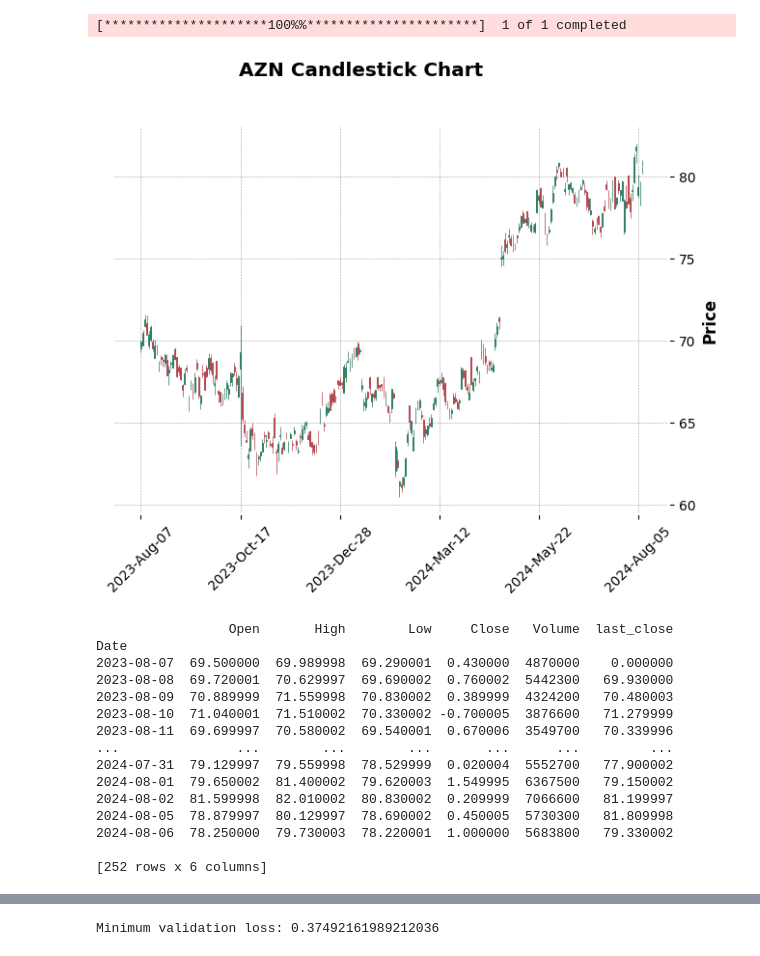
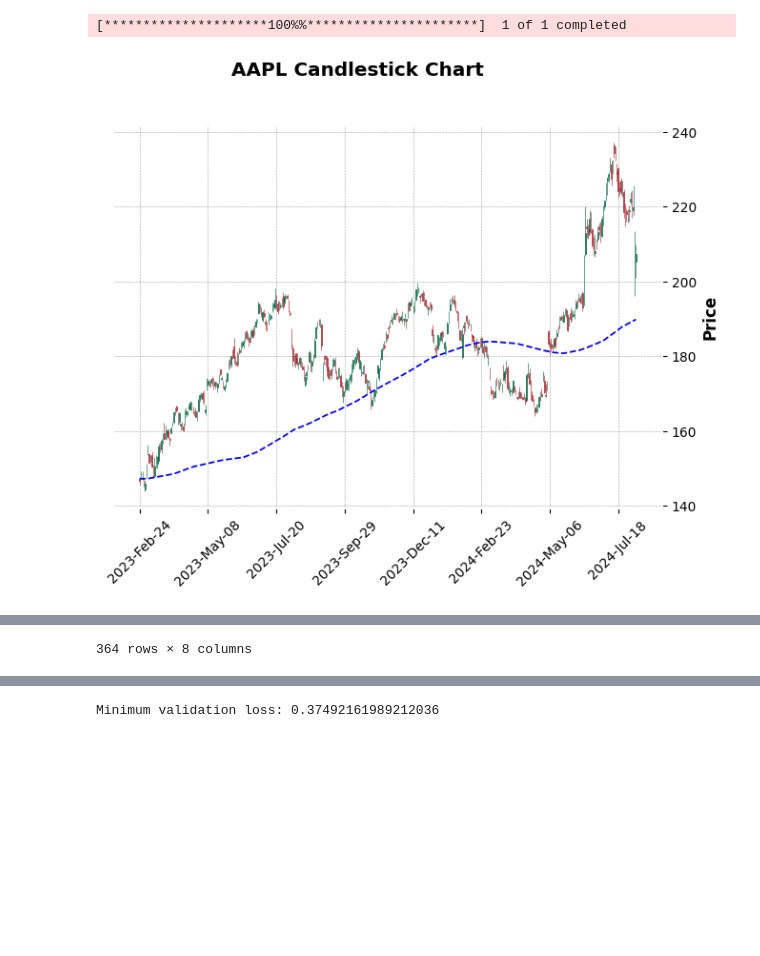
Before and after one commit to yohlimem/AI-Stonks, a Jupyter notebook: main.ipynb, the cells around one changed output, grey strips where cells are left out. Saved outputs shown, nothing was run; the diff lists cells and outputs as text; code cells hidden in the pictures; blank space fills up the shorter version.

```diff
--- a/main.ipynb
+++ b/main.ipynb
@@ -7,43 +7,33 @@ from tensorflow import keras
 from tensorflow.keras import layers
 from sklearn.model_selection import train_test_split
 from tensorflow.keras import layers, callbacks
-# %%
-# Download recent data
-recent_data = yf.download("AZN", period="1y", interval="1d")
-
-# Drop unnecessary columns
-recent_data = recent_data.drop(columns=["Adj Close"])
-recent_data["last_close"] = recent_data["Close"].shift(1)
-mpf.plot(
-    recent_data,
-    type="candle",
-    style="charles",
-    title="AZN Candlestick Chart",
-    ylabel="Price",
-)
-recent_data.Close = recent_data.Close - recent_data.Open
-recent_data.fillna(0, inplace=True)
-recent_data = recent_data.iloc[:-1]
-print(recent_data)
-# Create a candlestick chart
-
-# Show the plot
-mpf.show()
-# %% [output]
-[*********************100%%**********************]  1 of 1 completed
-[figure, removed]
-                 Open       High        Low     Close   Volume  last_close
-Date
-2023-08-07  69.500000  69.989998  69.290001  0.430000  4870000    0.000000
-2023-08-08  69.720001  70.629997  69.690002  0.760002  5442300   69.930000
-2023-08-09  70.889999  71.559998  70.830002  0.389999  4324200   70.480003
-2023-08-10  71.040001  71.510002  70.330002 -0.700005  3876600   71.279999
-2023-08-11  69.699997  70.580002  69.540001  0.670006  3549700   70.339996
-...               ...        ...        ...       ...      ...         ...
-2024-07-31  79.129997  79.559998  78.529999  0.020004  5552700   77.900002
-2024-08-01  79.650002  81.400002  79.620003  1.549995  6367500   79.150002
-2024-08-02  81.599998  82.010002  80.830002  0.209999  7066600   81.199997
-2024-08-05  78.879997  80.129997  78.690002  0.450005  5730300   81.809998
-2024-08-06  78.250000  79.730003  78.220001  1.000000  5683800   79.330002
-
-[252 rows x 6 columns]
+# %%
+stock_name = "AAPL"
+# %%
+def prepare_data(stock_name, period="5y", interval="1d"):
+    recent_data = yf.download(stock_name, period="5y", interval="1d").tail(365 + 200)
+    recent_data = recent_data.drop(columns=["Adj Close"])
+    recent_data["last_close"] = recent_data["Close"].shift(1)
+    recent_data["200_day"] = recent_data["Close"].rolling(window=200).mean()
+    recent_data = recent_data.tail(365)
+    recent_data["movement"] = recent_data.Close - recent_data.Open
+    recent_data = recent_data.iloc[:-1]
+
+    add_plot = mpf.make_addplot(recent_data["200_day"], color="blue", linestyle="--")
+
+    # Create a candlestick chart with the 200-day moving average line
+    mpf.plot(
+        recent_data,
+        type="candle",
+        style="charles",
+        title=f"{stock_name} Candlestick Chart",
+        ylabel="Price",
+        addplot=add_plot,
+    )
+
+    return recent_data
+
+prepare_data(stock_name)
+# %% [output]
+[*********************100%%**********************]  1 of 1 completed
+[figure, added]
@@ -49,0 +53 @@ Date
+364 rows × 8 columns
```
Also changed, not shown: parts of 4 cells of this notebook.
